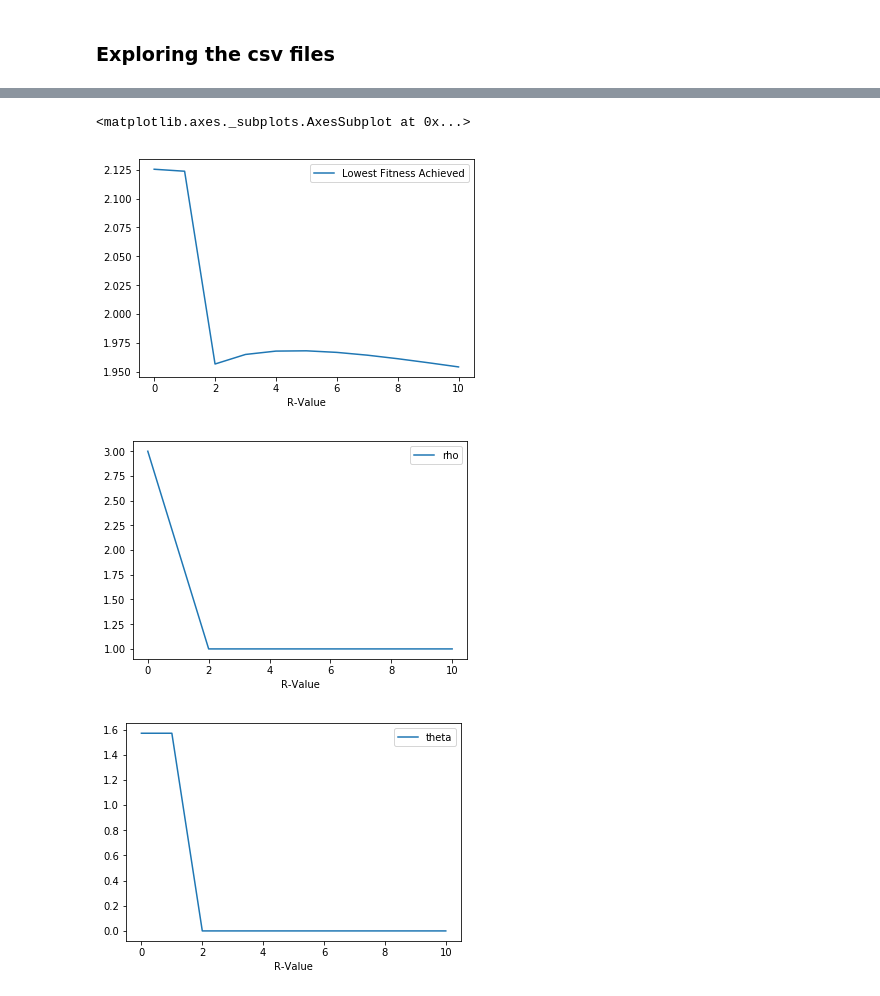
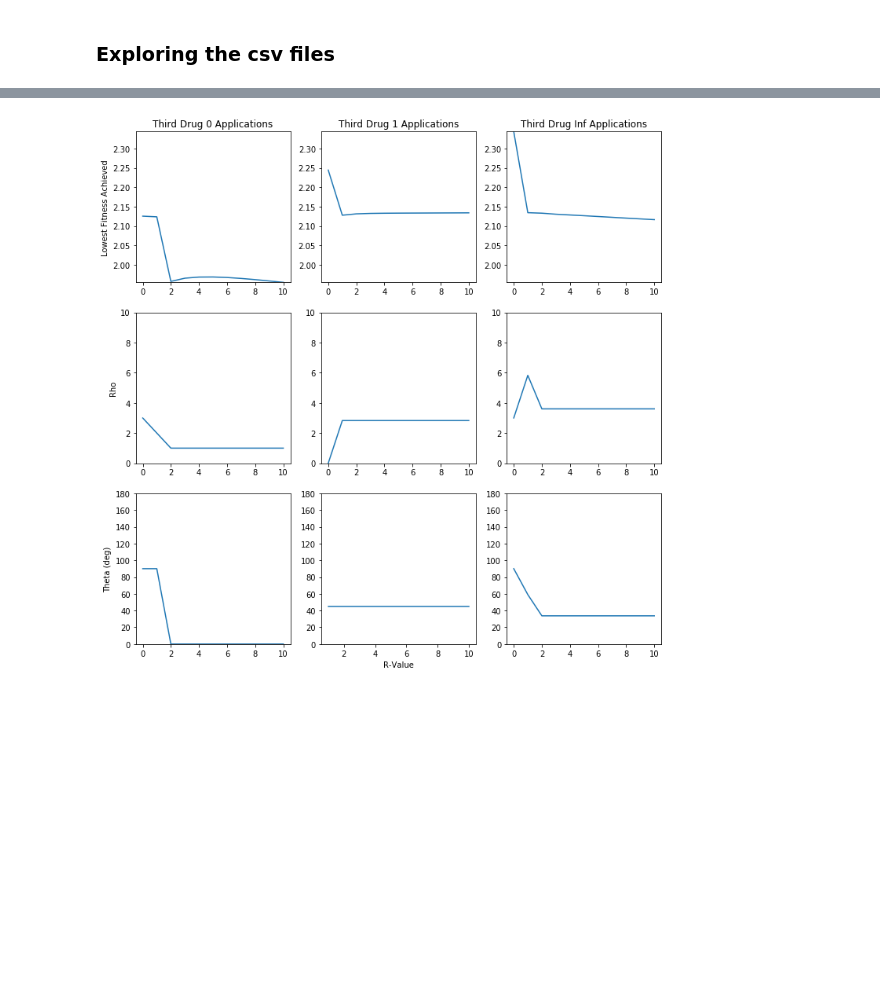
Before and after one commit to MichaelDouglass/drugAsymmetry, a Jupyter notebook: Testing Asymmetry.ipynb, the cells around one changed output, grey strips where cells are left out. Drawn from its saved outputs; the diff is of its cells as text; code cells hidden in the pictures; blank space fills up the shorter version.

Commit message:
Updates current notebook with data on rho, theta, and fitness

```diff
--- a/Testing Asymmetry.ipynb
+++ b/Testing Asymmetry.ipynb
@@ -399,22 +404,45 @@ dfInf
 | 23656 | Ampicillin | Ampicillin+Sulbactam | 3 | Cefprozil | 2 | 1.5 | ... |
 | 26596 | Ampicillin | Ampicillin+Sulbactam | 3 | Cefprozil | 2 | 1.5 | ... |
 | 29536 | Ampicillin | Ampicillin+Sulbactam | 3 | Cefprozil | 2 | 1.5 | ... |
-# %%
-# x = df['R-Value']
-# y = df['Lowest Fitness Achieved']
-df.plot(x='R-Value', y='Lowest Fitness Achieved')
-df.plot(x='R-Value', y='rho')
-df.plot(x='R-Value', y='theta')
-
-df.plot(x='R-Value', y='Lowest Fitness Achieved')
-df.plot(x='R-Value', y='rho')
-df.plot(x='R-Value', y='theta')
-
-df.plot(x='R-Value', y='Lowest Fitness Achieved')
-df.plot(x='R-Value', y='rho')
-df.plot(x='R-Value', y='theta')
-# %% [output]
-<matplotlib.axes._subplots.AxesSubplot at 0x...>
-[figure, removed]
-[figure, removed]
-[figure, removed]
+# %%
+dataFrames = [df0, df1, dfInf]
+fig = plt.figure(figsize=(12,12))
+count = 331
+
+yminF = min([min(df0['Lowest Fitness Achieved']), min(df1['Lowest Fitness Achieved']), min(dfInf['Lowest Fitness Achieved'])])
+ymaxF = max([max(df0['Lowest Fitness Achieved']), max(df1['Lowest Fitness Achieved']), max(dfInf['Lowest Fitness Achieved'])])
+
+for df in dataFrames:
+    ax = fig.add_subplot(count)
+    ax.plot(df['R-Value'], df['Lowest Fitness Achieved'])
+    if count == 331:
+        ax.set_title('Third Drug 0 Applications')
+        ax.set_ylabel('Lowest Fitness Achieved')
+    if count == 332:
+        ax.set_title('Third Drug 1 Applications')
+    if count == 333:
+        ax.set_title('Third Drug Inf Applications')
+    ax.set_ylim([yminF, ymaxF])
+
+
+    spot2 = count + 3
+
+    ax = fig.add_subplot(spot2)
+    ax.plot(df['R-Value'], df['rho'])
+    if spot2 == 334:
+        ax.set_ylabel('Rho')
+    ax.set_ylim([0, 10])
+
+    spot3 = count + 6
+
+    ax = fig.add_subplot(spot3)
+    ax.plot(df['R-Value'], df['theta']/(np.pi/180))
+    if spot3 == 337:
+        ax.set_ylabel('Theta (deg)')
+    if spot3 == 338:
+        ax.set_xlabel('R-Value')
+    ax.set_ylim([0, 180])
+
+    count = count + 1
+# %% [output]
+[figure, added]
```
Also changed, not shown: parts of 14 cells of this notebook.
